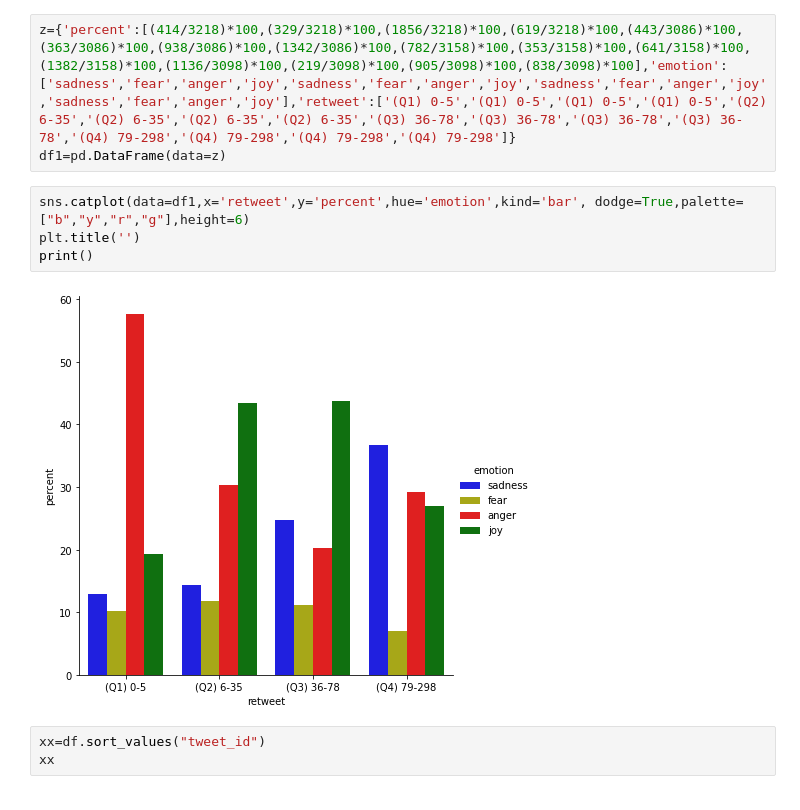
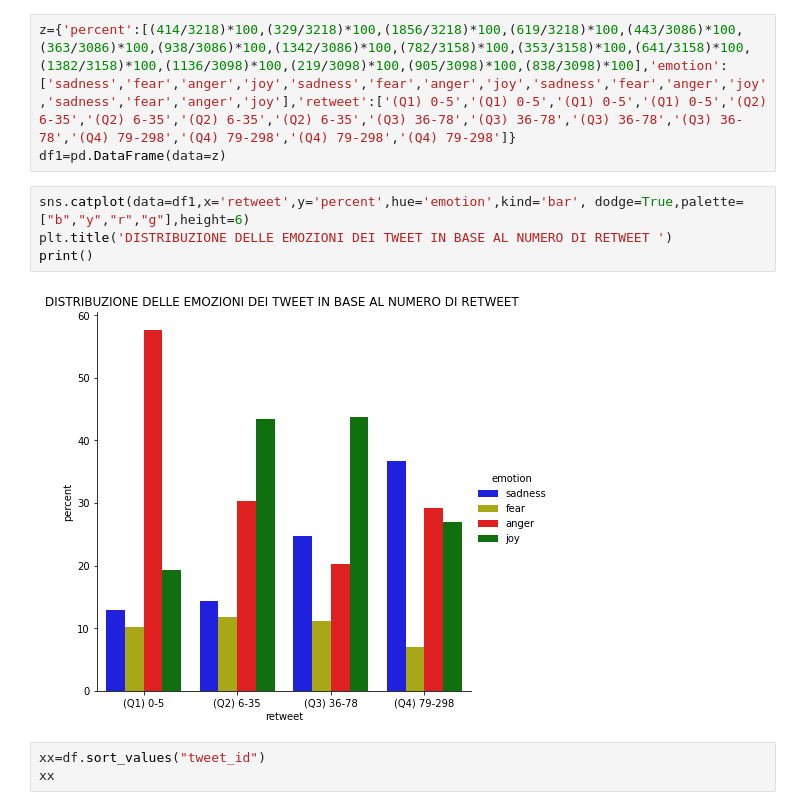
Before and after one commit to paolofesta/prove, a Jupyter notebook: TESI.ipynb, the cells around one changed output. Drawn from its saved outputs; the diff is of its cells as text.

```diff
--- a/TESI.ipynb
+++ b/TESI.ipynb
@@ -978,10 +978,10 @@ z={'percent':[(414/3218)*100,(329/3218)*100,(1856/3218)*100,(619/3218)*100,(443/
 df1=pd.DataFrame(data=z)
 # %%
 sns.catplot(data=df1,x='retweet',y='percent',hue='emotion',kind='bar', dodge=True,palette=["b","y","r","g"],height=6)
-plt.title('')
+plt.title('DISTRIBUZIONE DELLE EMOZIONI DEI TWEET IN BASE AL NUMERO DI RETWEET ')
 print()
 # %% [output]
-[figure, old version]
+[figure, new version]
 # %%
 xx=df.sort_values("tweet_id")
 xx
```
Also changed, not shown: parts of 1 cell of this notebook.
